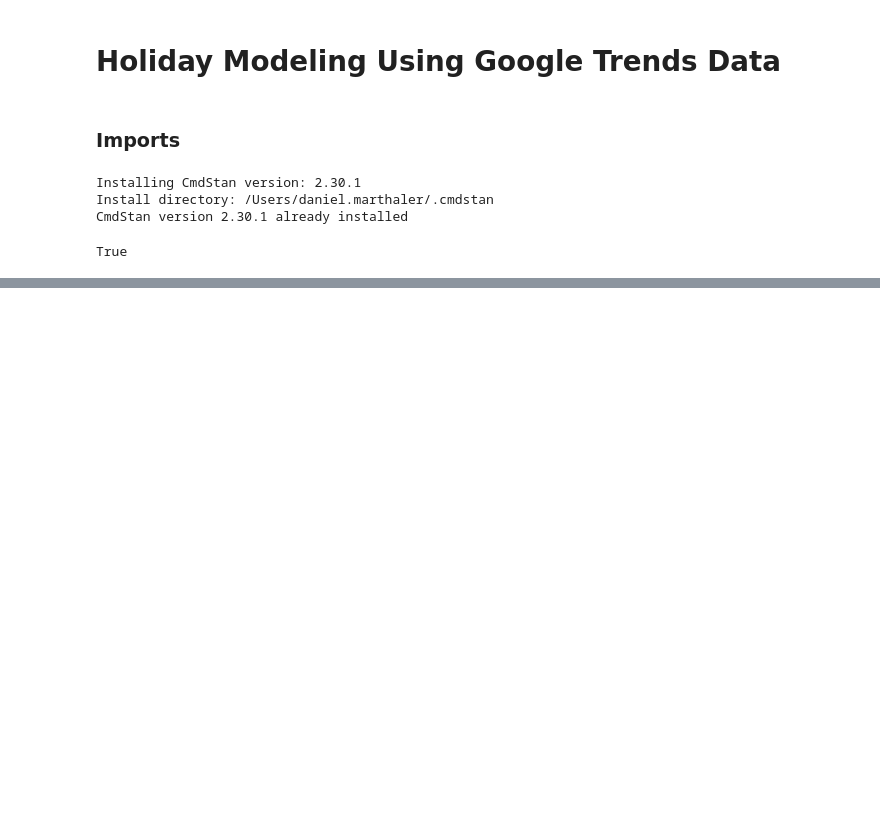
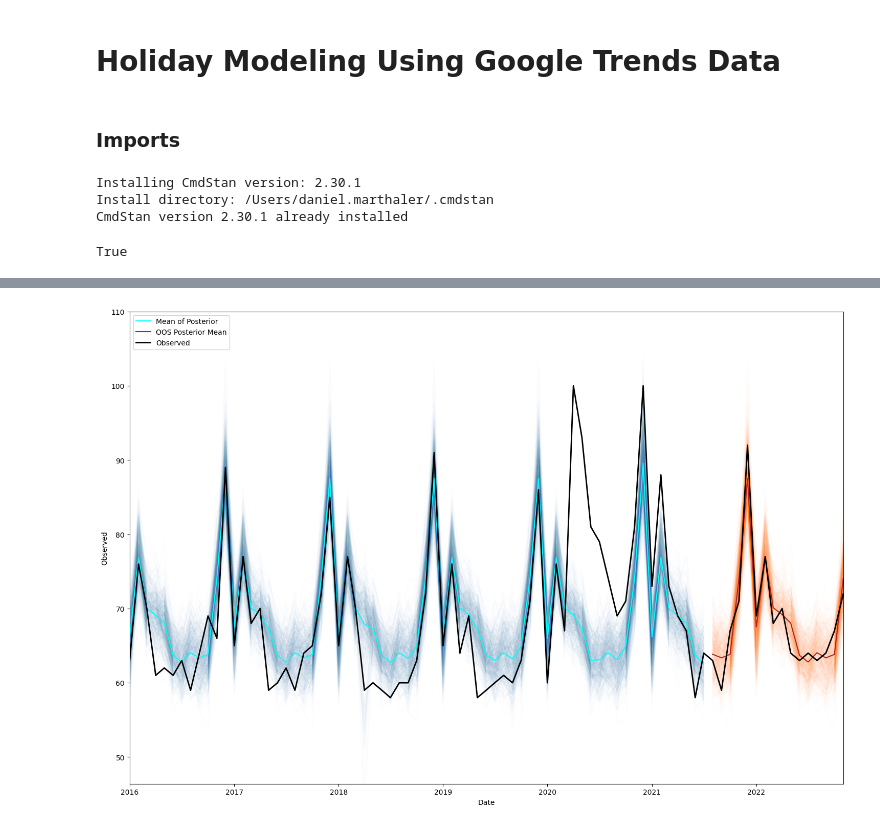
Before and after one commit to mathDR/bayesian_holidays, a Jupyter notebook: notebooks/holiday_notebook.ipynb, the cells around one changed output, grey strips where cells are left out. Saved outputs shown, nothing was run; the diff lists cells and outputs as text; code cells hidden in the pictures; blank space fills up the shorter version.

Commit message:
running test notebook

```diff
--- a/notebooks/holiday_notebook.ipynb
+++ b/notebooks/holiday_notebook.ipynb
@@ -85,0 +179,3 @@ for i,name in enumerate(names):
+# %%
+#plot_posteriors(df,holiday_fit,"chocolate")
+df_fit = holiday_fit
@@ -85,0 +204,6 @@ for i,name in enumerate(names):
+# %%
+h_skew = df_fit.stan_variable("h_skew")
+h_shape = df_fit.stan_variable("h_shape")
+h_scale = df_fit.stan_variable("h_scale")
+h_loc = df_fit.stan_variable("h_loc")
+intensity = df_fit.stan_variable("intensity")
@@ -85,0 +212,84 @@ for i,name in enumerate(names):
+# %%
+test_seasonality = np.dot(df_fit.stan_variable('fourier_coefficients'), stan_data['X_year_test'])
+test_holiday_effect = get_holiday_lift(h_skew, h_shape, h_scale, h_loc, intensity, d_peak_test, hol_mask_test)
+test_log_mu = alpha.reshape(-1,1) + test_seasonality + test_holiday_effect
+# test_log_mu = df_fit.stan_variable('test_obsmean')
+
+train_date = df.date.iloc[int(0.8 * df.shape[0])]
+
+df_train = df[df.date <= train_date]
+df_test = df[df.date > train_date]
+# %%
+fig, ax = plt.subplots(figsize=(18, 12))
+if plot_train:
+    p = ax.plot(df_train.date, np.exp(log_mu[0, :]), alpha=0.01)
+    clr = p[0].get_color()
+    for i in range(1, alpha.shape[0]):
+        ax.plot(df_train.date, np.exp(log_mu[i, :]), color=clr, alpha=0.01)
+    ax.plot(
+        df_train.date,
+        np.exp(np.mean(log_mu, axis=0)),
+        color="cyan",
+        label="Mean of Posterior",
+    )
+if plot_test:
+    p = ax.plot(df_test.date, np.exp(test_log_mu[0, :]), alpha=0.01)
+    clr = p[0].get_color()
+    for i in range(1, alpha.shape[0]):
+        ax.plot(df_test.date, np.exp(test_log_mu[i, :]), color=clr, alpha=0.01)
+    ax.plot(
+        df_test.date,
+        np.exp(np.mean(test_log_mu, axis=0)),
+        color="firebrick",
+        label="OOS Posterior Mean",
+    )
+if plot_train and plot_test:
+    ax.plot(df.date, df.observed, label="Observed", lw=2, color="black")
+    ax.set_xlim(pd.to_datetime(start_date), df.date.max())
+elif plot_train:
+    ax.plot(df_train.date, df_train.observed, label="Observed", lw=2, color="black")
+    ax.set_xlim(pd.to_datetime(start_date), df_train.date.max())
+elif plot_test:
+    ax.plot(df_test.date, df_test.observed, label="Observed", lw=2, color="black")
+
+ax.set_xlabel("Date")
+ax.set_ylabel("Observed")
+
+# ax.legend(bbox_to_anchor=(1.05, 1), loc='upper left');
+ax.legend(loc="upper left")
+# first_date = "2016-01-01"
+# for i in range(0, 5, 2):
+#     plt.axvspan(
+#         pd.to_datetime(first_date) + i * pd.offsets.DateOffset(years=1),
+#         pd.to_datetime(first_date) + (i + 1) * pd.offsets.DateOffset(years=1),
+#         facecolor="gray",
+#         alpha=0.15,
+#     )
+    # plt.axvline(pd.to_datetime(first_date) + i*pd.offsets.DateOffset(years=1),
+    #            color='red', lw=2)
+# plt.axvspan(
+#     df_train.date.min(), df_train.date.max(), facecolor="powderblue", alpha=0.15
+# )
+# plt.axvspan(df_test.date.min(), df_test.date.max(), facecolor="orange", alpha=0.15)
+# # plt.axvline(df_test.date.min(),
+# #            color='orange', lw=3)
+# for tt in ax.get_xticklabels()[-2:]:
+#     tt.set_color("orange")
+#name = filename.split("/")[-1].split(".csv")[0]
+#if "fireworks" in name:
+#    name = name.split("_")[0]
+#plt.title(name)
+plt.ylim(0.8 * df.observed.min(), 1.1 * df.observed.max())
+plt.xlim(pd.to_datetime(first_date), df.date.max())
+# l = [
+#     (pd.to_datetime(first_date) + pd.offsets.DateOffset(months=5)).date(),
+#     (pd.to_datetime("2017-01-01") + pd.offsets.DateOffset(months=5)).date(),
+#     (pd.to_datetime("2018-01-01") + pd.offsets.DateOffset(months=5)).date(),
+#     (pd.to_datetime("2019-01-01") + pd.offsets.DateOffset(months=5)).date(),
+#     (pd.to_datetime("2020-01-01") + pd.offsets.DateOffset(months=5)).date(),
+# ]
+# ax.set_xticks(l)
+# ax.set_xticklabels([k.year for k in l])
+plt.show()
+# %% [output]
+[figure, added]
```
Also changed, not shown: parts of 28 cells of this notebook, 3 other files.
